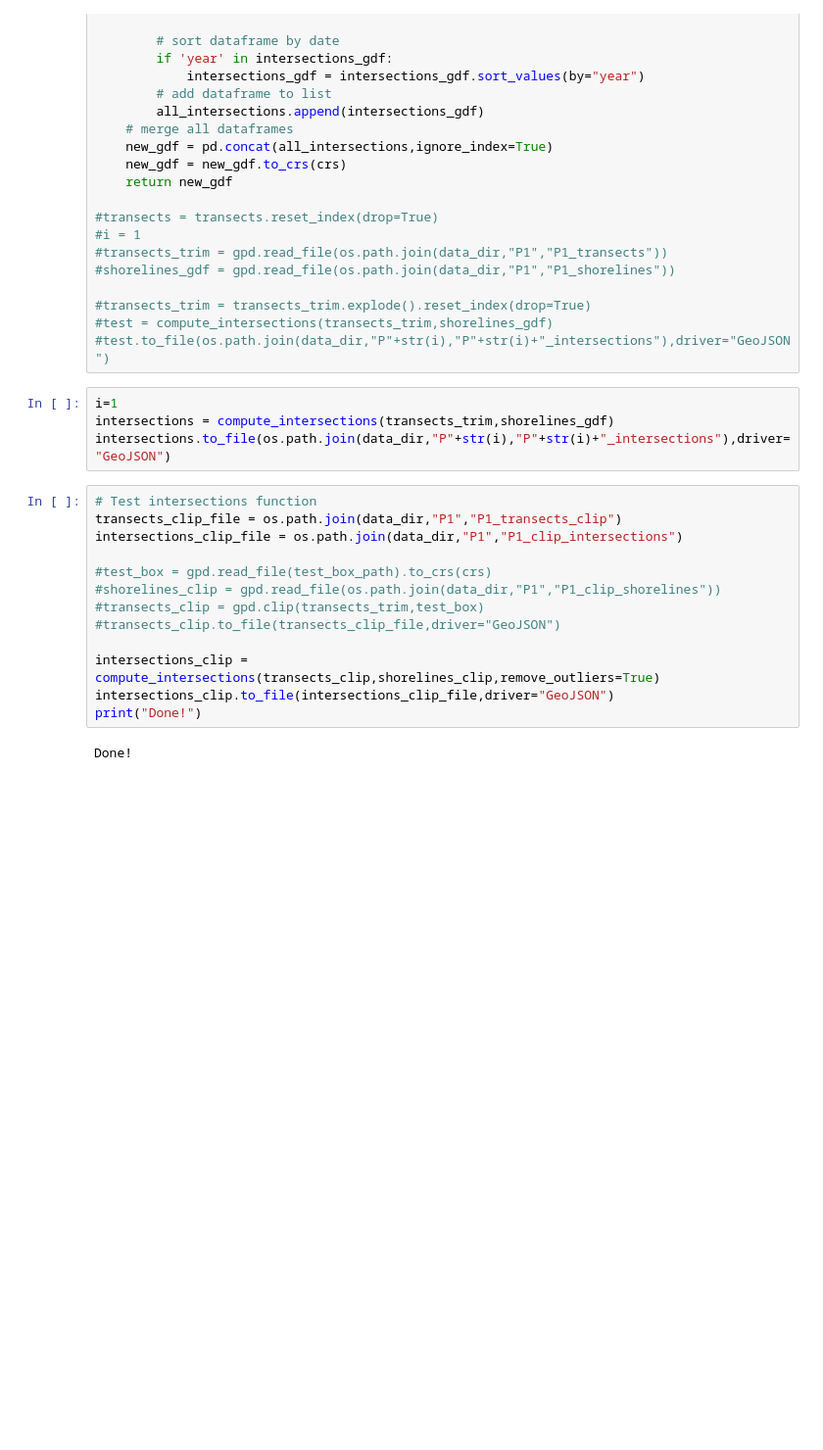
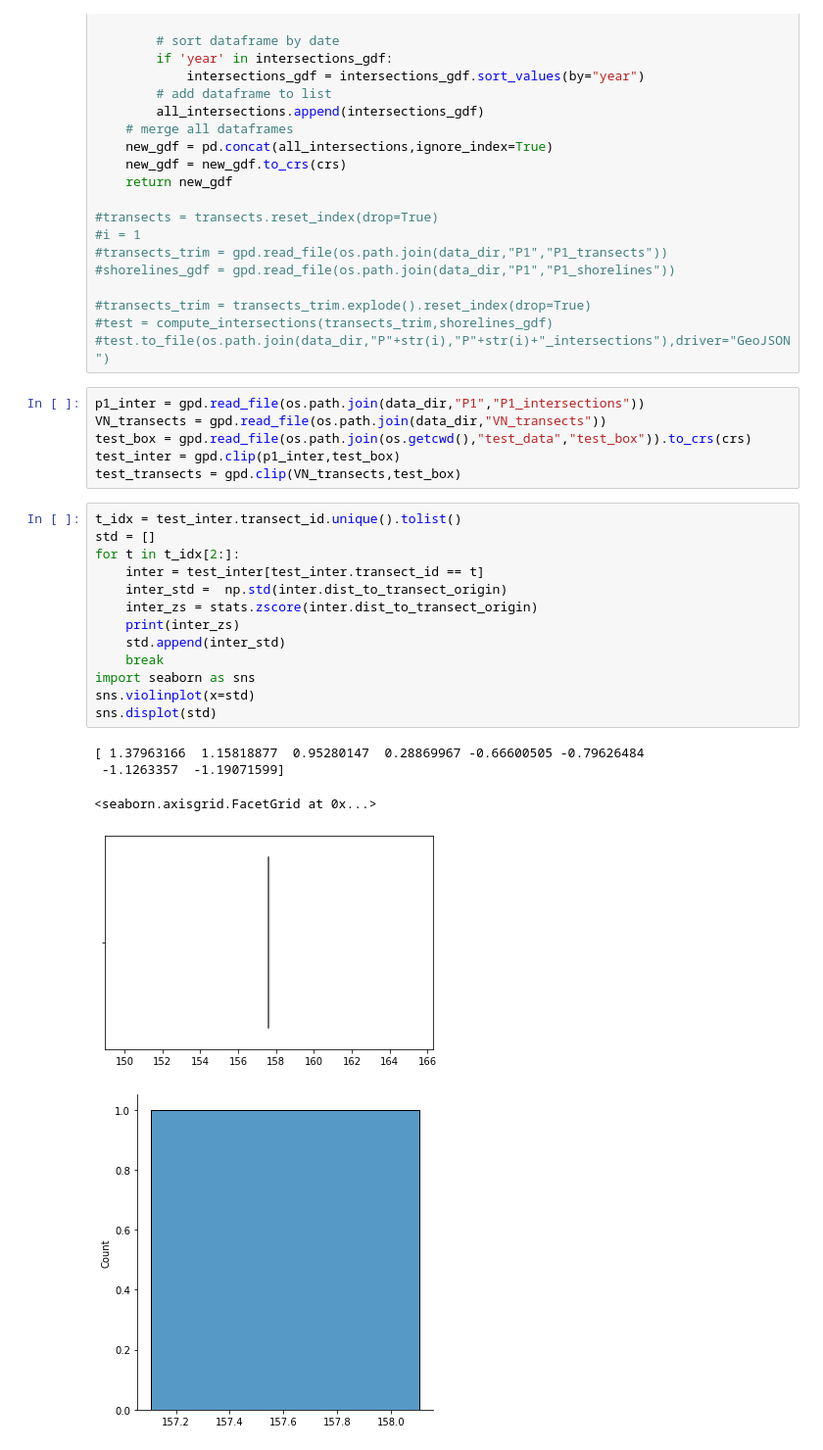
Before and after one commit to ronjalappe/VN_coastline_dynamics, a Jupyter notebook: VN_main_processing.ipynb, the cells around one changed output. Shown at 98% size. Drawn from its saved outputs; the diff is of its cells as text; blank space fills up the shorter version.

Commit message:
processing all shorelines

```diff
--- a/VN_main_processing.ipynb
+++ b/VN_main_processing.ipynb
@@ -574,22 +486,28 @@ def compute_intersections(transects, shorelines, remove_outliers=False,reference
 #transects_trim = transects_trim.explode().reset_index(drop=True)
 #test = compute_intersections(transects_trim,shorelines_gdf)
 #test.to_file(os.path.join(data_dir,"P"+str(i),"P"+str(i)+"_intersections"),driver="GeoJSON")
-# %%
-i=1
-intersections = compute_intersections(transects_trim,shorelines_gdf)
-intersections.to_file(os.path.join(data_dir,"P"+str(i),"P"+str(i)+"_intersections"),driver="GeoJSON")
-# %%
-# Test intersections function
-transects_clip_file = os.path.join(data_dir,"P1","P1_transects_clip")
-intersections_clip_file = os.path.join(data_dir,"P1","P1_clip_intersections")
-
-#test_box = gpd.read_file(test_box_path).to_crs(crs)
-#shorelines_clip = gpd.read_file(os.path.join(data_dir,"P1","P1_clip_shorelines"))
-#transects_clip = gpd.clip(transects_trim,test_box)
-#transects_clip.to_file(transects_clip_file,driver="GeoJSON")
-
-intersections_clip = compute_intersections(transects_clip,shorelines_clip,remove_outliers=True)
-intersections_clip.to_file(intersections_clip_file,driver="GeoJSON")
-print("Done!")
-# %% [output]
-Done!
+# %%
+p1_inter = gpd.read_file(os.path.join(data_dir,"P1","P1_intersections"))
+VN_transects = gpd.read_file(os.path.join(data_dir,"VN_transects"))
+test_box = gpd.read_file(os.path.join(os.getcwd(),"test_data","test_box")).to_crs(crs)
+test_inter = gpd.clip(p1_inter,test_box)
+test_transects = gpd.clip(VN_transects,test_box)
+# %%
+t_idx = test_inter.transect_id.unique().tolist()
+std = []
+for t in t_idx[2:]:
+    inter = test_inter[test_inter.transect_id == t]
+    inter_std =  np.std(inter.dist_to_transect_origin)
+    inter_zs = stats.zscore(inter.dist_to_transect_origin)
+    print(inter_zs)
+    std.append(inter_std)
+    break
+import seaborn as sns
+sns.violinplot(x=std)
+sns.displot(std)
+# %% [output]
+[ 1.37963166  1.15818877  0.95280147  0.28869967 -0.66600505 -0.79626484
+ -1.1263357  -1.19071599]
+<seaborn.axisgrid.FacetGrid at 0x...>
+[figure, added]
+[figure, added]
```
Also changed, not shown: parts of 24 cells of this notebook, 8 other files.
